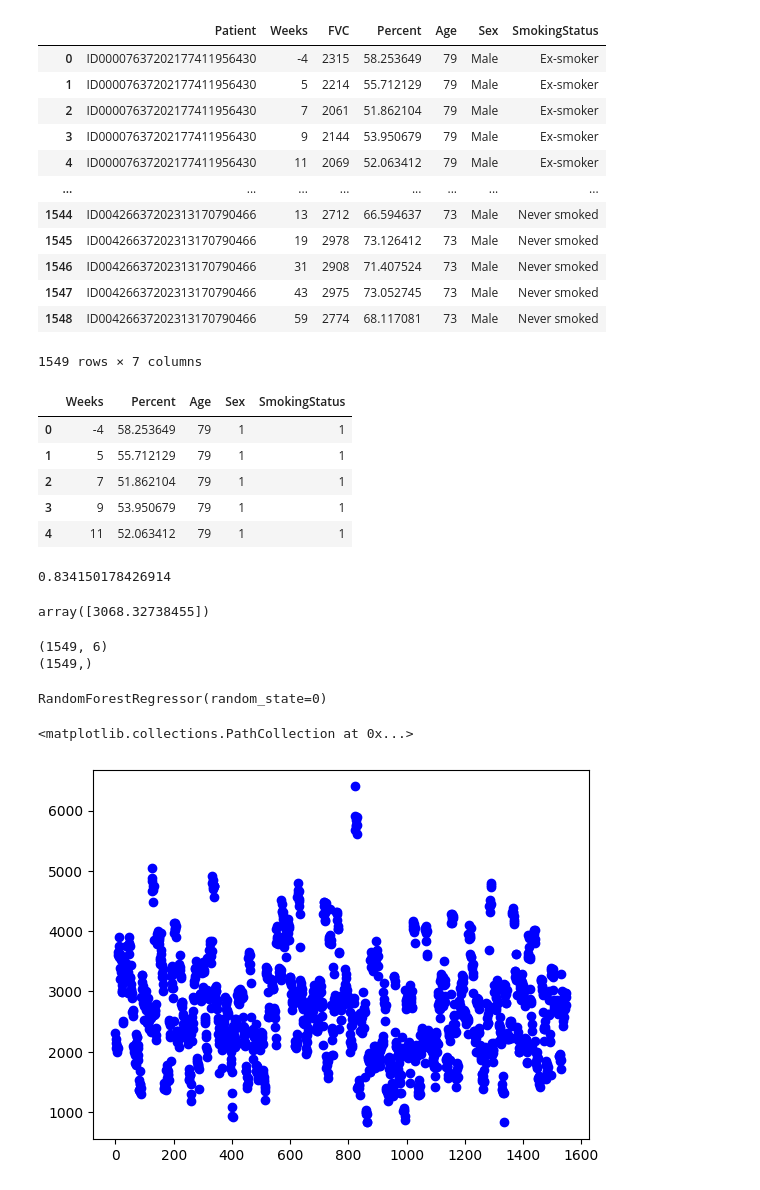
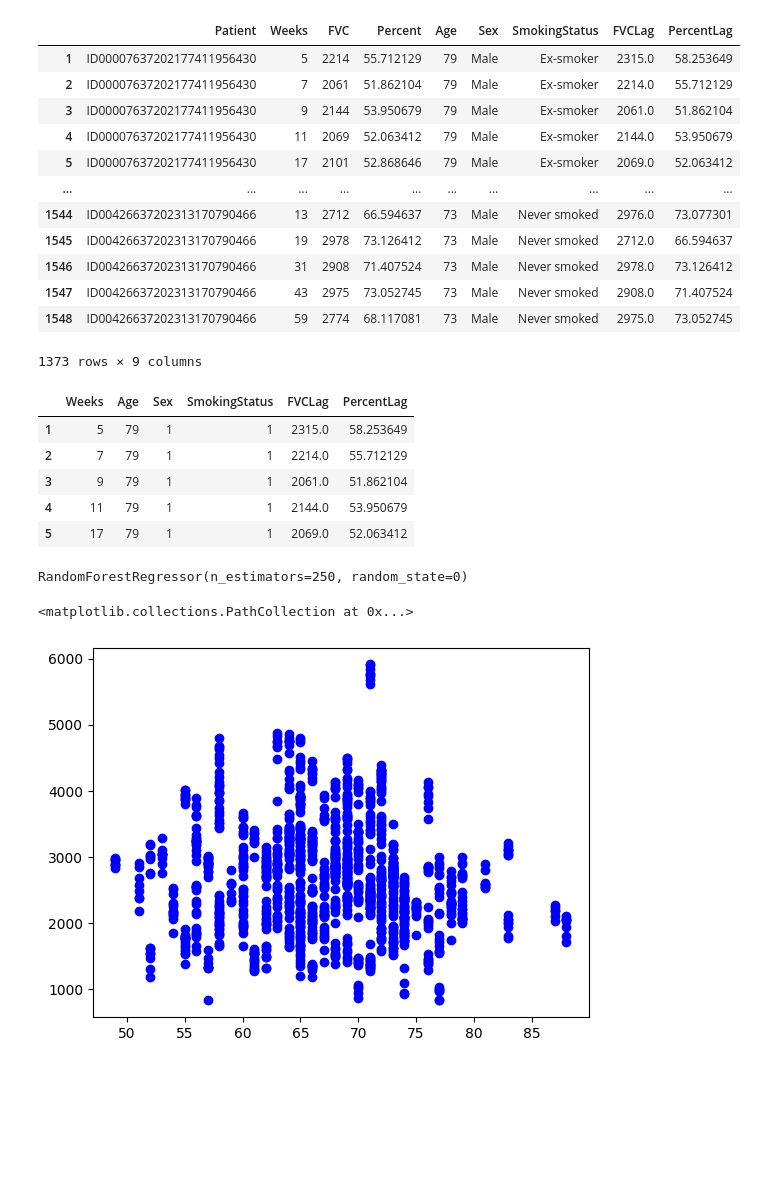
Before and after one commit to chrisfxu/datathon-2023, a Jupyter notebook: model.ipynb, the cells around one changed output. Drawn from its saved outputs; the diff is of its cells as text; code cells hidden in the pictures; blank space fills up the shorter version.

```diff
--- a/model.ipynb
+++ b/model.ipynb
@@ -10,17 +14,25 @@ import matplotlib.pyplot as plt
 # %%
 train = pd.read_csv('data/train.csv')
-train
+train['FVCLag'] = train.FVC.shift(1)
+train['PercentLag'] = train.Percent.shift(1)
+
+uq = set()
+
+for index, row in train.iterrows():
+    if row['Patient'] not in uq:
+        uq.add(row['Patient'])
+        train.drop(index, axis=0, inplace=True)
 # %% [output]
-|  | Patient | Weeks | FVC | Percent | Age | Sex | SmokingStatus |
-| 0 | ID00007637202177411956430 | -4 | 2315 | 58.253649 | 79 | Male | Ex-smoker |
-| 1 | ID00007637202177411956430 | 5 | 2214 | 55.712129 | 79 | Male | Ex-smoker |
-| 2 | ID00007637202177411956430 | 7 | 2061 | 51.862104 | 79 | Male | Ex-smoker |
-| 3 | ID00007637202177411956430 | 9 | 2144 | 53.950679 | 79 | Male | Ex-smoker |
-| 4 | ID00007637202177411956430 | 11 | 2069 | 52.063412 | 79 | Male | Ex-smoker |
-| ... | ... | ... | ... | ... | ... | ... | ... |
-| 1544 | ID00426637202313170790466 | 13 | 2712 | 66.594637 | 73 | Male | Never smoked |
-| 1545 | ID00426637202313170790466 | 19 | 2978 | 73.126412 | 73 | Male | Never smoked |
-| 1546 | ID00426637202313170790466 | 31 | 2908 | 71.407524 | 73 | Male | Never smoked |
-| 1547 | ID00426637202313170790466 | 43 | 2975 | 73.052745 | 73 | Male | Never smoked |
-| 1548 | ID00426637202313170790466 | 59 | 2774 | 68.117081 | 73 | Male | Never smoked |
+|  | Patient | Weeks | FVC | Percent | Age | Sex | SmokingStatus | FVCLag | PercentLag |
+| 1 | ID00007637202177411956430 | 5 | 2214 | 55.712129 | 79 | Male | Ex-smoker | 2315.0 | 58.253649 |
+| 2 | ID00007637202177411956430 | 7 | 2061 | 51.862104 | 79 | Male | Ex-smoker | 2214.0 | 55.712129 |
+| 3 | ID00007637202177411956430 | 9 | 2144 | 53.950679 | 79 | Male | Ex-smoker | 2061.0 | 51.862104 |
+| 4 | ID00007637202177411956430 | 11 | 2069 | 52.063412 | 79 | Male | Ex-smoker | 2144.0 | 53.950679 |
+| 5 | ID00007637202177411956430 | 17 | 2101 | 52.868646 | 79 | Male | Ex-smoker | 2069.0 | 52.063412 |
+| ... | ... | ... | ... | ... | ... | ... | ... | ... | ... |
+| 1544 | ID00426637202313170790466 | 13 | 2712 | 66.594637 | 73 | Male | Never smoked | 2976.0 | 73.077301 |
+| 1545 | ID00426637202313170790466 | 19 | 2978 | 73.126412 | 73 | Male | Never smoked | 2712.0 | 66.594637 |
+| 1546 | ID00426637202313170790466 | 31 | 2908 | 71.407524 | 73 | Male | Never smoked | 2978.0 | 73.126412 |
+| 1547 | ID00426637202313170790466 | 43 | 2975 | 73.052745 | 73 | Male | Never smoked | 2908.0 | 71.407524 |
+| 1548 | ID00426637202313170790466 | 59 | 2774 | 68.117081 | 73 | Male | Never smoked | 2975.0 | 73.052745 |
-1549 rows × 7 columns
+1373 rows × 9 columns
@@ -29,42 +39,25 @@ a = train.Patient.unique()
 # %%
 y = train["FVC"]
 X = train.copy()
-X=X.drop(columns = ["FVC", "Patient"])
+X=X.drop(columns = ["FVC", "Patient", "Percent"])
 X['Sex'] = X['Sex'].map(lambda x: 1 if(x == "Male") else 0 )
 X['SmokingStatus'] = X['SmokingStatus'].map(lambda x: 1 if(x == "Ex-smoker") else 0 )
 X.head()
 # %% [output]
-|  | Weeks | Percent | Age | Sex | SmokingStatus |
-| 0 | -4 | 58.253649 | 79 | 1 | 1 |
-| 1 | 5 | 55.712129 | 79 | 1 | 1 |
-| 2 | 7 | 51.862104 | 79 | 1 | 1 |
-| 3 | 9 | 53.950679 | 79 | 1 | 1 |
-| 4 | 11 | 52.063412 | 79 | 1 | 1 |
+|  | Weeks | Age | Sex | SmokingStatus | FVCLag | PercentLag |
+| 1 | 5 | 79 | 1 | 1 | 2315.0 | 58.253649 |
+| 2 | 7 | 79 | 1 | 1 | 2214.0 | 55.712129 |
+| 3 | 9 | 79 | 1 | 1 | 2061.0 | 51.862104 |
+| 4 | 11 | 79 | 1 | 1 | 2144.0 | 53.950679 |
+| 5 | 17 | 79 | 1 | 1 | 2069.0 | 52.063412 |
-# %%
-reg = LinearRegression().fit(X, y)
-reg.score(X, y)
-# %% [output]
-0.834150178426914
-# %%
-reg.predict(np.array([[1, 80.9, 67, 1, 1]]))
-# %% [output]
-array([3068.32738455])
-# %%
-train
-
-print(X.shape)
-print(y.shape)
-# %% [output]
-(1549, 6)
-(1549,)
 # %%
-regressor = RandomForestRegressor(n_estimators=100, random_state=0)
+regressor = RandomForestRegressor(n_estimators=250, random_state=0)
 regressor.fit(X,y)
 # %% [output]
-RandomForestRegressor(random_state=0)
+RandomForestRegressor(n_estimators=250, random_state=0)
 # %%
-plt.scatter(X["age"], y, color = 'blue')
+plt.scatter(X["Age"], y, color = 'blue')
 # %% [output]
 <matplotlib.collections.PathCollection at 0x...>
-[figure, old version]
+[figure, new version]
 # %%
```
Also changed, not shown: parts of 12 cells of this notebook, 2 other files.
